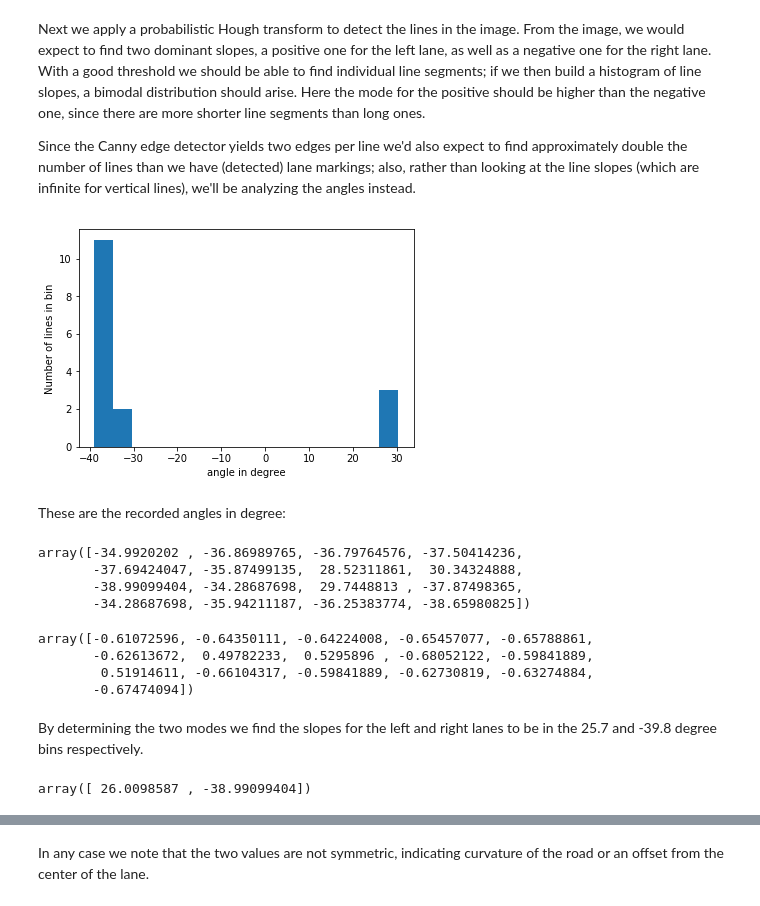
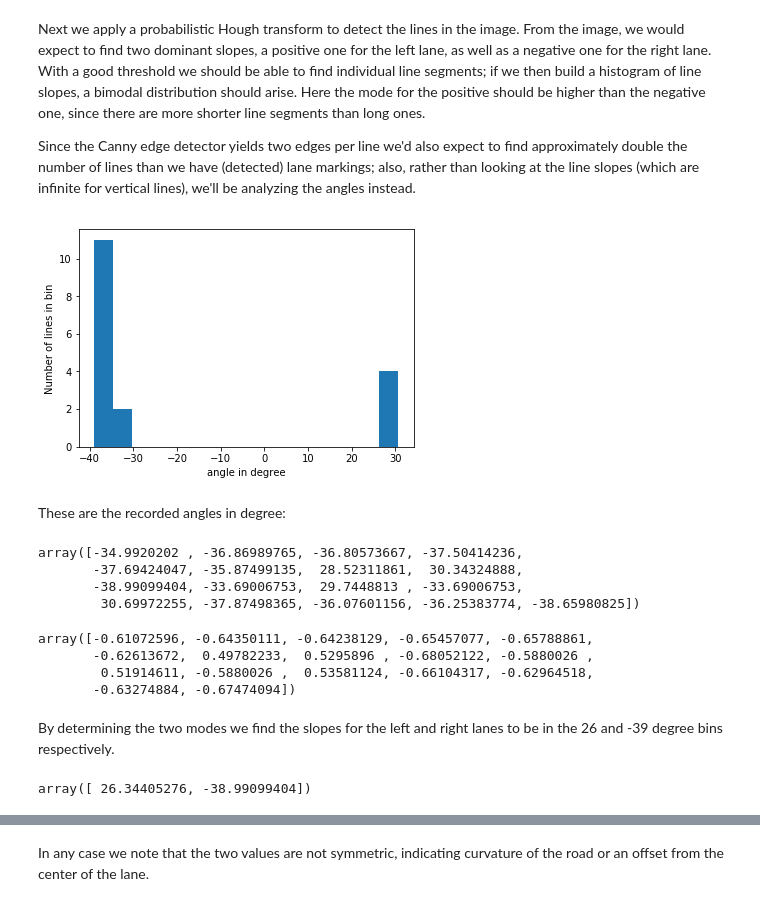
Before and after one commit to sunsided/CarND-LaneLines-P1, a Jupyter notebook: P1.ipynb, the cells around one changed output, grey strips where cells are left out. Cells and saved outputs as stored; diff of their text form; code cells hidden in the pictures.

```diff
--- a/P1.ipynb
+++ b/P1.ipynb
@@ -283,49 +283,49 @@ Since the Canny edge detector yields two edges per line we'd also expect to find
 # %%
 hough_rho = 2            # pixel distance resolution
 hough_theta = np.pi/180  # angular resolution
 hough_threshold = 20     # minimum number of votes required
 hough_min_length = 20    # min num of pixels per line
-hough_max_gap = 10
+hough_max_gap = 20
 
 np.random.seed(0)
 lines = cv2.HoughLinesP(test_edg, rho=hough_rho,
                         theta=hough_theta, threshold=hough_threshold,
                         lines=np.array([]),
                         minLineLength=hough_min_length,
                         maxLineGap=hough_max_gap)
 
 def angle_deg(line) -> float:
     x1, y1, x2, y2 = line
     return np.arctan2((y2-y1), (x2-x1)) * 180 / np.pi
 
 angles = np.array([angle_deg(l) for l in np.squeeze(lines)])
 
 plt.hist(angles, bins=16)
 plt.xlabel('angle in degree')
 plt.ylabel('Number of lines in bin');
 # %% [output]
-[figure, old version]
+[figure, new version]
 # %% [markdown]
 These are the recorded angles in degree:
 # %%
 angles
 # %% [output]
-array([-34.9920202 , -36.86989765, -36.79764576, -37.50414236,
+array([-34.9920202 , -36.86989765, -36.80573667, -37.50414236,
        -37.69424047, -35.87499135,  28.52311861,  30.34324888,
-       -38.99099404, -34.28687698,  29.7448813 , -37.87498365,
-       -34.28687698, -35.94211187, -36.25383774, -38.65980825])
+       -38.99099404, -33.69006753,  29.7448813 , -33.69006753,
+        30.69972255, -37.87498365, -36.07601156, -36.25383774, -38.65980825])
 # %%
 angles * np.pi / 180
 # %% [output]
-array([-0.61072596, -0.64350111, -0.64224008, -0.65457077, -0.65788861,
-       -0.62613672,  0.49782233,  0.5295896 , -0.68052122, -0.59841889,
-        0.51914611, -0.66104317, -0.59841889, -0.62730819, -0.63274884,
-       -0.67474094])
+array([-0.61072596, -0.64350111, -0.64238129, -0.65457077, -0.65788861,
+       -0.62613672,  0.49782233,  0.5295896 , -0.68052122, -0.5880026 ,
+        0.51914611, -0.5880026 ,  0.53581124, -0.66104317, -0.62964518,
+       -0.63274884, -0.67474094])
 # %% [markdown]
-By determining the two modes we find the slopes for the left and right lanes to be in the 25.7 and -39.8 degree bins respectively.
+By determining the two modes we find the slopes for the left and right lanes to be in the 26 and -39 degree bins respectively.
 # %%
 counts, bins = np.histogram(angles, bins=16)
 bins[np.argsort(counts)[-2:]]
 # %% [output]
-array([ 26.0098587 , -38.99099404])
+array([ 26.34405276, -38.99099404])
 # %% [markdown]
```
Also changed, not shown: parts of 12 cells of this notebook.
